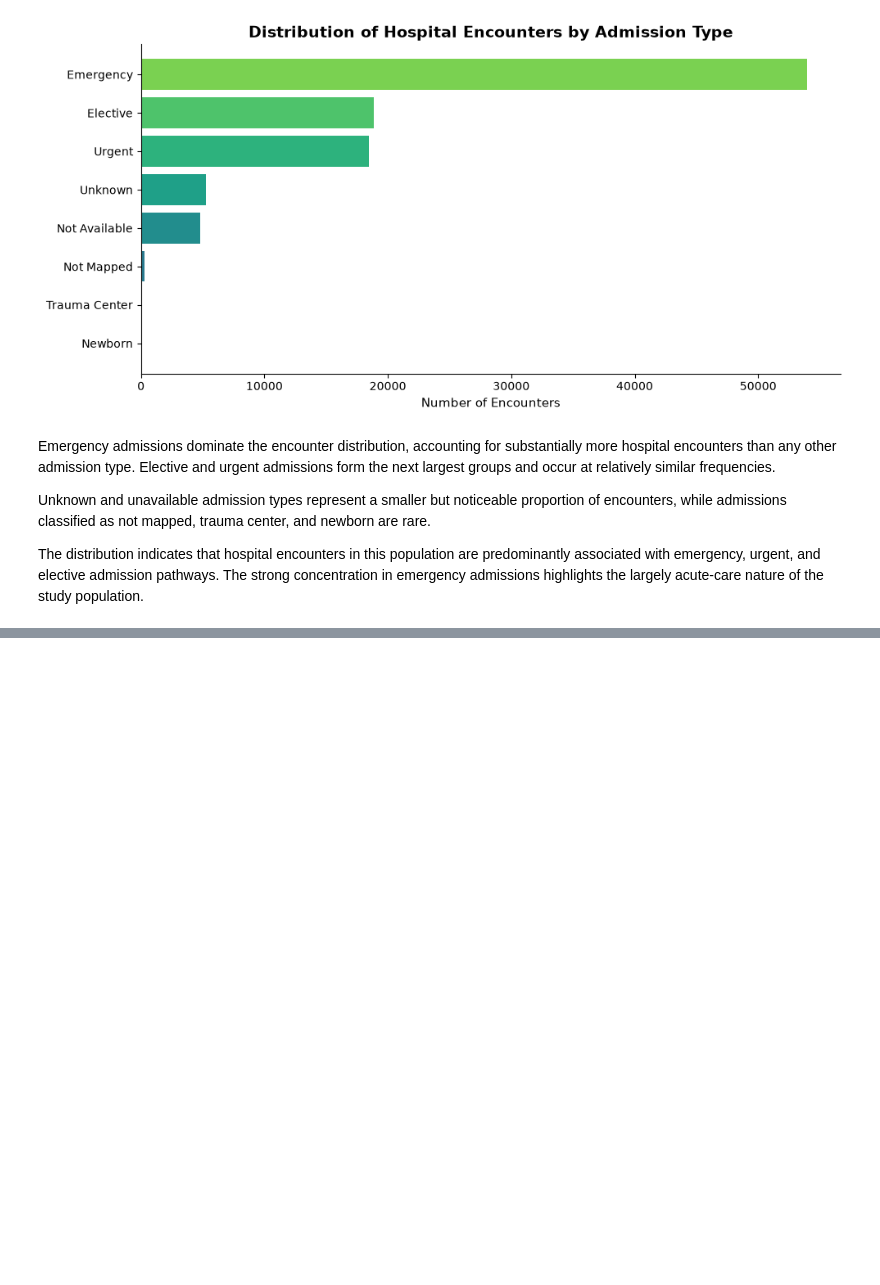
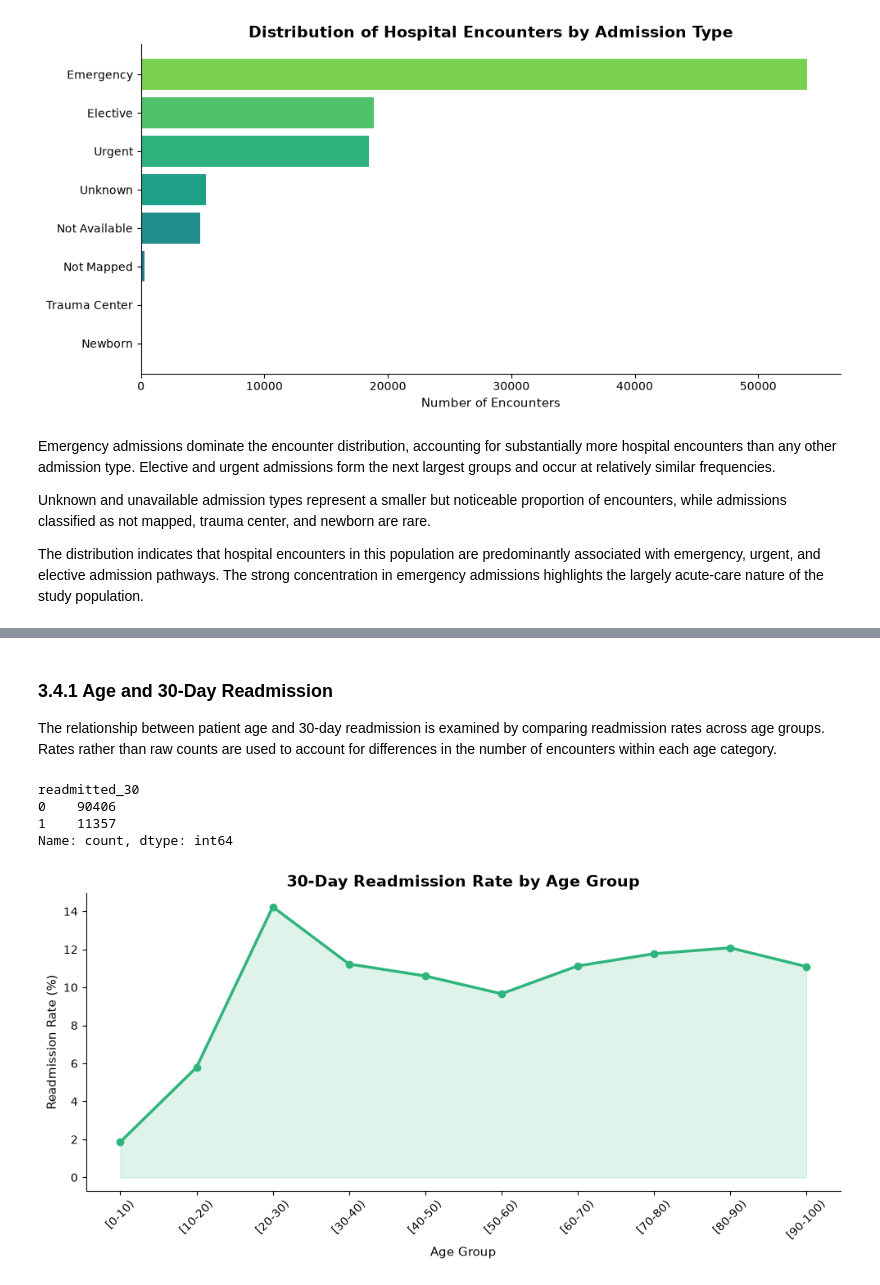
Before and after one commit to byegond-beep/hospital-readmission-resource-allocation-analytics, a Jupyter notebook: notebooks/03_exploratory_data_analysis.ipynb, the cells around one changed output, grey strips where cells are left out. Cells and saved outputs as stored; diff of their text form; code cells hidden in the pictures; blank space fills up the shorter version.

```diff
--- a/notebooks/03_exploratory_data_analysis.ipynb
+++ b/notebooks/03_exploratory_data_analysis.ipynb
@@ -383,0 +388,58 @@ The distribution indicates that hospital encounters in this population are predo
+# %% [markdown]
+### 3.4.1 Age and 30-Day Readmission
+
+The relationship between patient age and 30-day readmission is examined by comparing readmission rates across age groups. Rates rather than raw counts are used to account for differences in the number of encounters within each age category.
+# %%
+# binary 30-day readmission indicator
+df["readmitted_30"] = (df["readmitted"] == "<30").astype(int)
+
+df["readmitted_30"].value_counts()
+# %% [output]
+readmitted_30
+0    90406
+1    11357
+Name: count, dtype: int64
+# %%
+# 30-day readmission rate by age group
+age_readmit = (
+    df.groupby("age", observed=True)["readmitted_30"]
+      .mean()
+      .mul(100)
+)
+
+age_order = [
+    "[0-10)", "[10-20)", "[20-30)", "[30-40)", "[40-50)",
+    "[50-60)", "[60-70)", "[70-80)", "[80-90)", "[90-100)"
+]
+
+age_readmit = age_readmit.reindex(age_order)
+
+fig, ax = plt.subplots(figsize=(10, 5))
+
+ax.plot(
+    age_readmit.index,
+    age_readmit.values,
+    marker="o",
+    linewidth=2.5,
+    color=cmap(0.65)
+)
+
+ax.fill_between(
+    age_readmit.index,
+    age_readmit.values,
+    alpha=0.15,
+    color=cmap(0.65)
+)
+
+ax.set(
+    title="30-Day Readmission Rate by Age Group",
+    xlabel="Age Group",
+    ylabel="Readmission Rate (%)"
+)
+
+ax.tick_params(axis="x", rotation=45)
+
+plt.tight_layout()
+plt.show()
+# %% [output]
+[figure, added]
```
Also changed, not shown: parts of 32 cells of this notebook.
